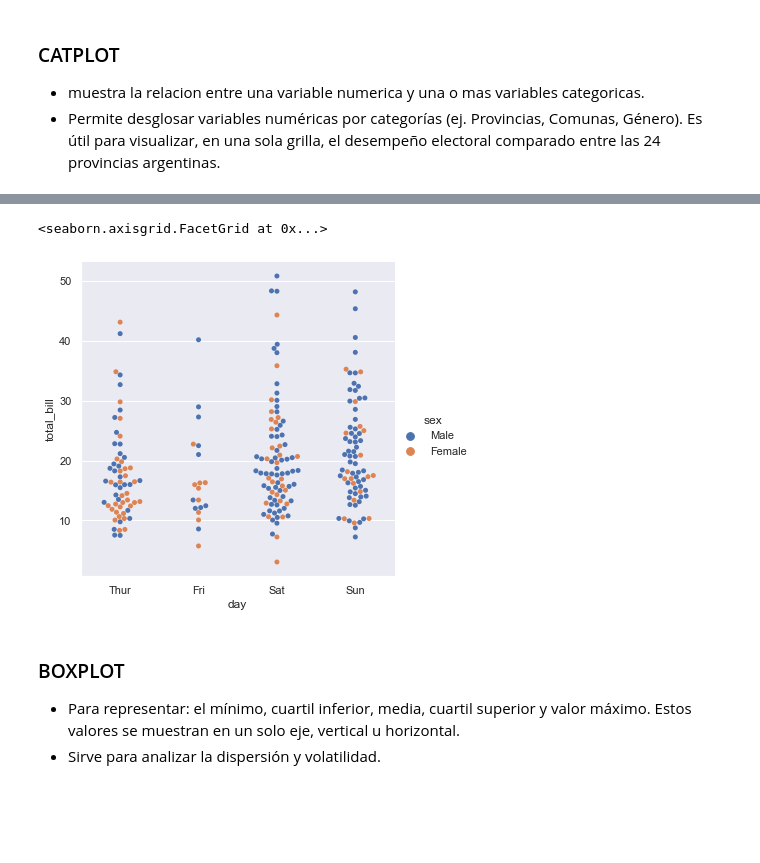
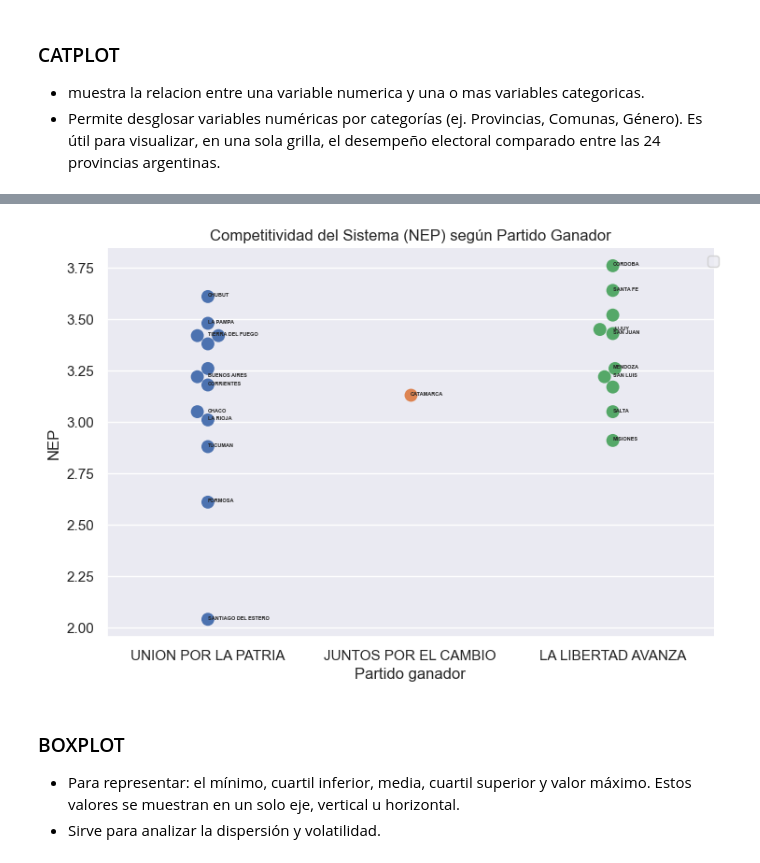
Before and after one commit to fedestarosta/DS, a Jupyter notebook: Clase_08_Visualizacion.ipynb, the cells around one changed output, grey strips where cells are left out. Cells and saved outputs as stored; diff of their text form; code cells hidden in the pictures; blank space fills up the shorter version.

```diff
--- a/Clase_08_Visualizacion.ipynb
+++ b/Clase_08_Visualizacion.ipynb
@@ -54,6 +52,9 @@ fmri.head()
 | 3 | s11 | 18 | stim | parietal | -0.046134 |
 | 4 | s10 | 18 | stim | parietal | -0.037970 |
 # %%
-futbol = pd.read_csv("../54929/MET4OP/dataset/extras/datos_2015.csv")
-futbol.head()
+#Cargamos el dataset de elecciones de 2019 con los resultados de CABA
+df_elecciones = pd.read_csv("media/Datos electorales 2023 - Indicadores varios.csv")
+# Limpiamos los nombres de las columnas por seguridad
+df_elecciones.columns = df_elecciones.columns.str.strip()
+df_elecciones.head()
 # %% [output]
@@ -156,6 +244,6 @@ ax = sns.lineplot(x='valor' , y='inversion_relativa', data = futbol , hue= 'asce
 ## Datos categoricos
 + Esenciales para comparar el comportamiento entre diferentes unidades geográficas o grupos poblacionales.
 # %%
-tips = sns.load_dataset('tips')
-tips.head()
+df_elecciones.columns = df_elecciones.columns.str.strip()
+df_elecciones.head()
 # %% [output]
@@ -171,5 +259,15 @@ tips.head()
 + Permite desglosar variables numéricas por categorías (ej. Provincias, Comunas, Género). Es útil para visualizar, en una sola grilla, el desempeño electoral comparado entre las 24 provincias argentinas.
 # %%
 
-sns.catplot(x = 'day' , y = 'total_bill' , data = tips)
+sns.set(style='darkgrid')
+
+# Agregamos aspect=1.5 para que los nombres de los partidos no se superpongan
+sns.catplot(x='Partido ganador',
+            y='Porcentaje partido ganador',
+            data=df_elecciones,
+            height=5,
+            aspect=1.5)
+
+plt.title('Distribución del Porcentaje de Victoria por Partido')
+plt.show()
 # %% [output]
@@ -183,9 +288,26 @@ sns.catplot(x = 'day' , y = 'total_bill' , jitter = False , data = tips)
 # %%
-#Cuando el hue es categorico
-sns.catplot(x = 'day' , y = 'total_bill' , kind = 'swarm' , hue = 'sex' , data = tips)
+# Cuando el hue es categorico y usamos swarm para ver la "nube" de datos
+sns.catplot(x='Partido ganador',
+            y='NEP',
+            kind='swarm',
+            hue='Partido ganador',
+            data=df_elecciones,
+            height=5,
+            aspect=1.5,
+            s=100) # Tamaño del punto para que se vea bien el color
+
+plt.title('Competitividad del Sistema (NEP) según Partido Ganador')
+# Elegimos algunas provincias que queremos que tengan la etiqueta de texto - OPCIONAL
+provincias_a_marcar = ['BUENOS AIRES', 'CORDOBA', 'SANTA FE', 'MENDOZA', 'FORMOSA', 'CABA', 'JUJUY', 'TUCUMAN', 'SANTIAGO DEL ESTERO', 'SALTA', 'SAN JUAN', 'SAN LUIS', 'CATAMARCA', 'LA RIOJA', 'LA PAMPA', 'RÍO NEGRO', 'CHACO', 'CHUBUT', 'ENTRE RÍOS', 'CORRIENTES', 'NEUQUÉN', 'MISIONES', 'TIERRA DEL FUEGO']
+for _, fila in df_elecciones.iterrows():
+    if fila['Provincia'] in provincias_a_marcar:
+        plt.text(fila['Partido ganador'], fila['NEP'], fila['Provincia'], fontsize=4, fontweight='bold')
+        plt.legend(bbox_to_anchor=(1.02, 1))
+plt.show()
+
+# Queremos ver si algún partido tiende a ganar en provincias donde el sistema es más competitivo (NEP alto) o más hegemónico (NEP bajo).
 # %% [output]
-<seaborn.axisgrid.FacetGrid at 0x...>
-[figure, old version]
+[figure, new version]
 # %% [markdown]
 ### BOXPLOT
 + Para representar: el mínimo, cuartil inferior, media, cuartil superior y valor máximo. Estos valores se muestran en un solo eje, vertical u horizontal.
```
Also changed, not shown: parts of 20 cells of this notebook, 2 other files.
